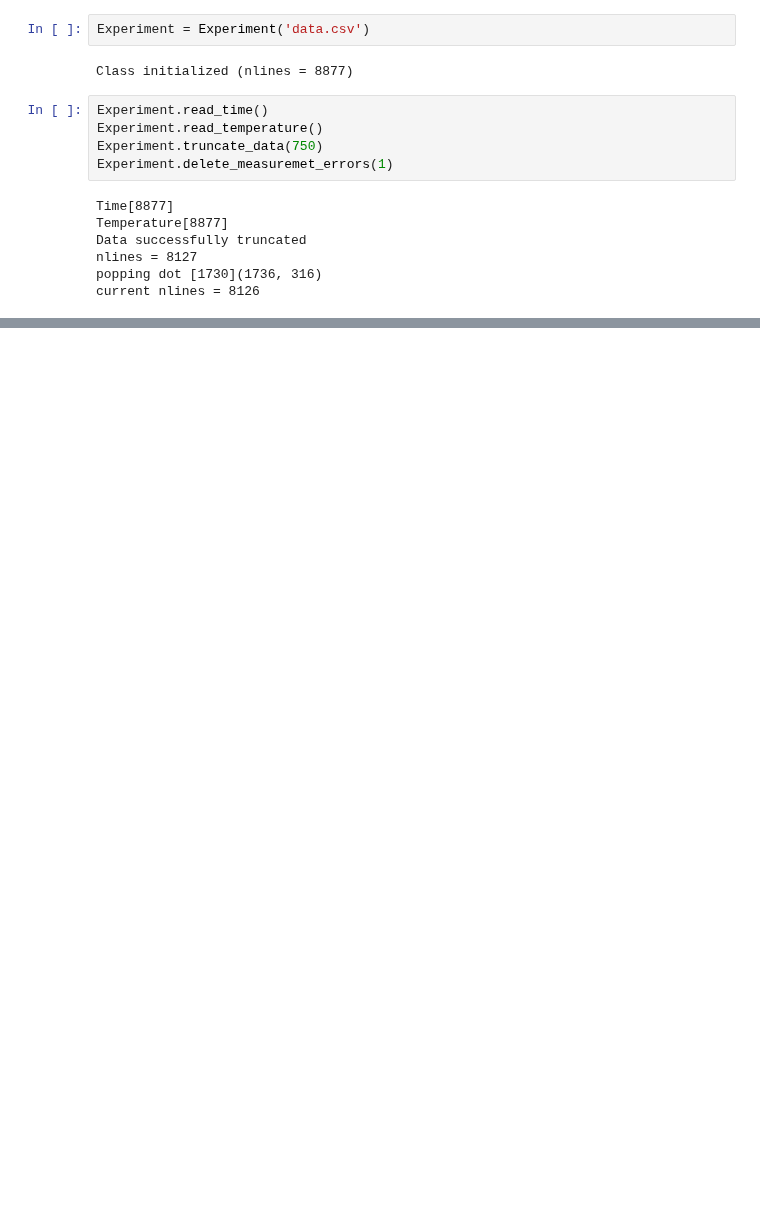
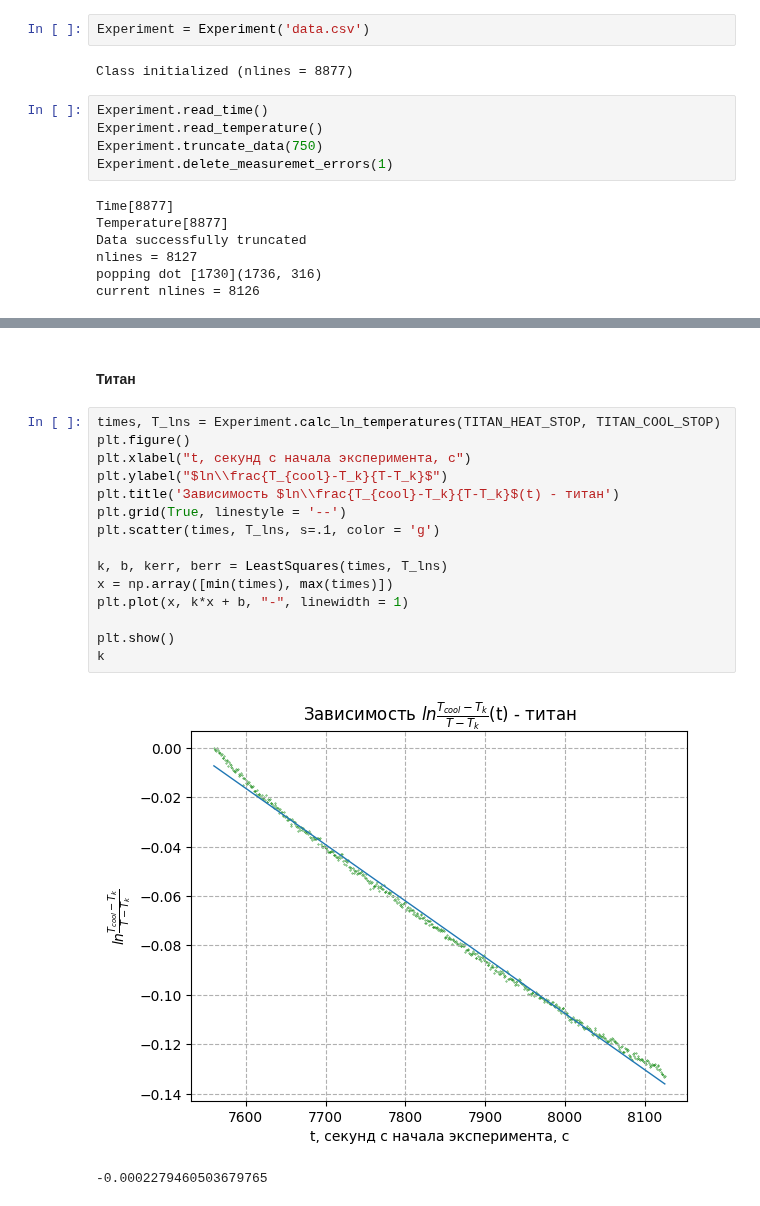
Before and after one commit to UjeNeTORT/labs, a Jupyter notebook: sem_2/2.1.4/laba.ipynb, the cells around one changed output, grey strips where cells are left out. Drawn from its saved outputs; the diff is of its cells as text; blank space fills up the shorter version.

```diff
--- a/sem_2/2.1.4/laba.ipynb
+++ b/sem_2/2.1.4/laba.ipynb
@@ -118,0 +224,20 @@ plt.show()
+# %% [markdown]
+#### Титан
+# %%
+times, T_lns = Experiment.calc_ln_temperatures(TITAN_HEAT_STOP, TITAN_COOL_STOP)
+plt.figure()
+plt.xlabel("t, секунд с начала эксперимента, с")
+plt.ylabel("$ln\\frac{T_{cool}-T_k}{T-T_k}$")
+plt.title('Зависимость $ln\\frac{T_{cool}-T_k}{T-T_k}$(t) - титан')
+plt.grid(True, linestyle = '--')
+plt.scatter(times, T_lns, s=.1, color = 'g')
+
+k, b, kerr, berr = LeastSquares(times, T_lns)
+x = np.array([min(times), max(times)])
+plt.plot(x, k*x + b, "-", linewidth = 1)
+
+plt.show()
+k
+# %% [output]
+[figure, added]
+-0.0002279460503679765
```
Also changed, not shown: parts of 11 cells of this notebook, 2 other files.
